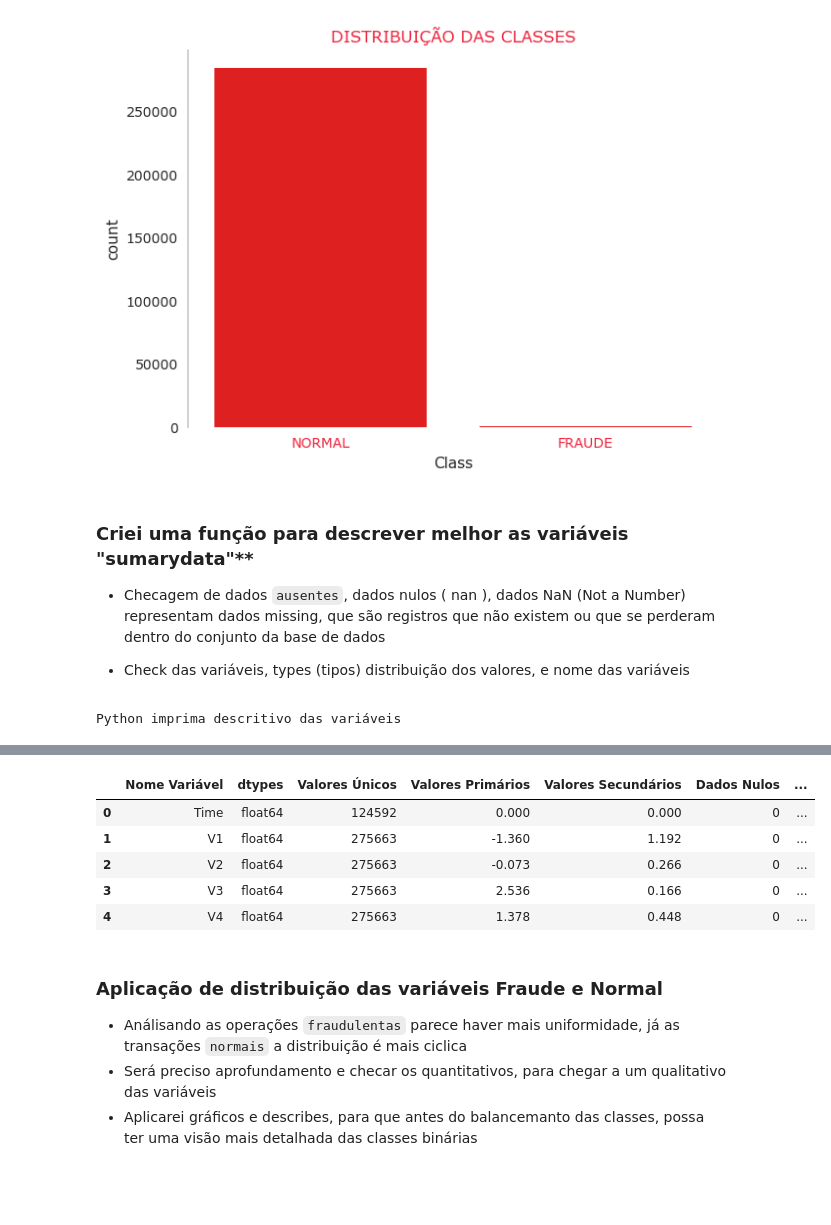
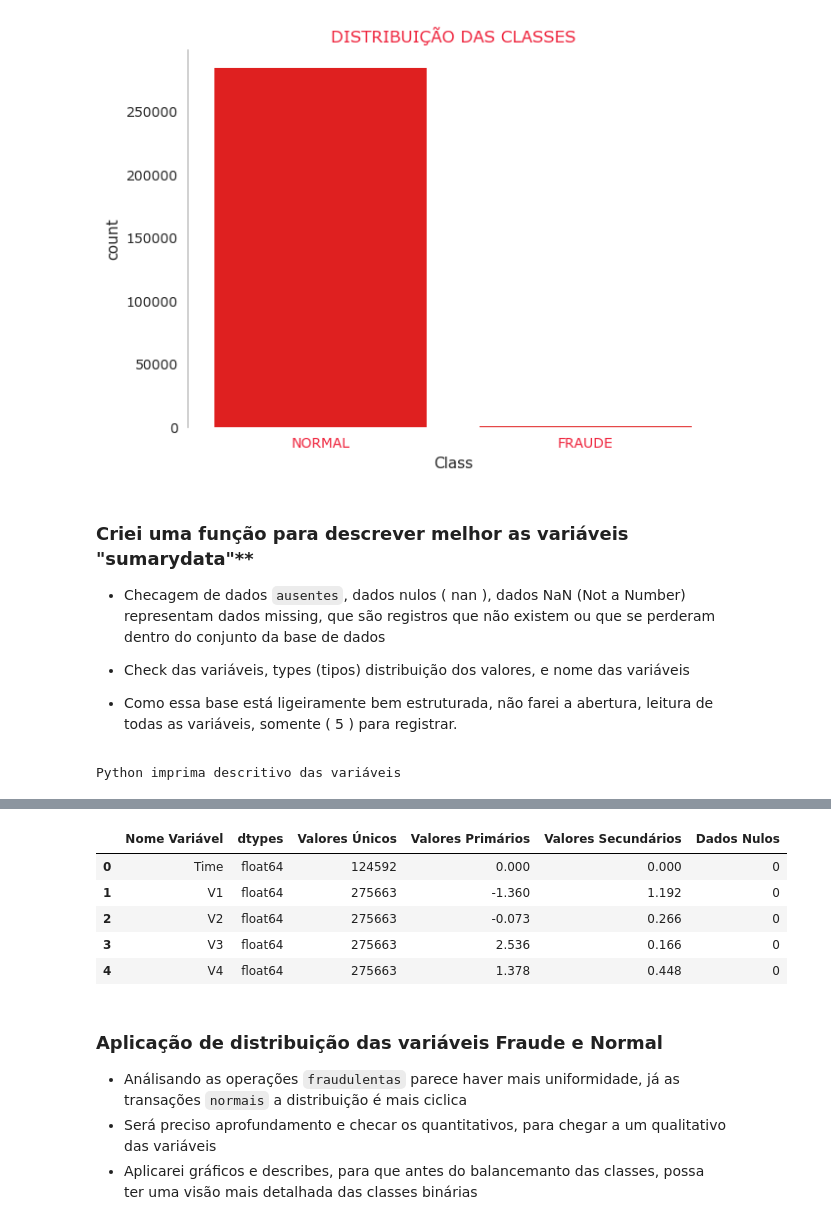
Before and after one commit to fabian-gib-50/Projeto_fraude_cartoes, a Jupyter notebook: Projeto_deteccao_fraudes.ipynb, the cells around one changed output, grey strips where cells are left out. Saved outputs shown, nothing was run; the diff lists cells and outputs as text; code cells hidden in the pictures; blank space fills up the shorter version.

```diff
--- a/Projeto_deteccao_fraudes.ipynb
+++ b/Projeto_deteccao_fraudes.ipynb
@@ -278,36 +278,36 @@ plt.show()
    - Checagem de dados `ausentes`, dados nulos ( nan ), dados NaN (Not a Number) representam dados missing, que são registros que não existem ou que se perderam dentro do conjunto da base de dados
 
    - Check das variáveis, types (tipos) distribuição dos valores, e nome das variáveis
+   - Como essa base está ligeiramente bem estruturada, não farei a abertura, leitura de todas as variáveis, somente ( 5 ) para registrar.
 # %%
 # Função para otimizar a leitura das entredas e chegar as variáveis
 
 print( 'Python imprima descritivo das variáveis\n' )
 
-def sumarydata ( data ):
+def sumarycolumns ( data ):
 
     summary = pd.DataFrame( data.dtypes, columns=[ 'dtypes' ] )
     summary = summary.reset_index()
     summary[ 'Nome Variável' ] = summary['index']
     summary = summary[[ 'Nome Variável', 'dtypes' ]]
     summary[ 'Valores Únicos' ] = data.nunique().values
     summary[ 'Valores Primários' ]  = data.loc[0].values
     summary[ 'Valores Secundários' ] = data.loc[1].values
     summary[ 'Dados Nulos' ] = data.isnull().sum().values
-    summary[ 'Dados Nulos (%)' ] = ((( data.isnull().sum() / data.shape[0] ) * 100 ).sort_values(ascending = False ))
 
     return summary
 
-check = sumarydata ( data )
+check = sumarycolumns ( data )
 check.head(5)
 # %% [output]
 Python imprima descritivo das variáveis
 [interactive output not drawn]
-|  | Nome Variável | dtypes | Valores Únicos | Valores Primários | Valores Secundários | Dados Nulos | ... |
-| 0 | Time | float64 | 124592 | 0.000 | 0.000 | 0 | ... |
-| 1 | V1 | float64 | 275663 | -1.360 | 1.192 | 0 | ... |
-| 2 | V2 | float64 | 275663 | -0.073 | 0.266 | 0 | ... |
-| 3 | V3 | float64 | 275663 | 2.536 | 0.166 | 0 | ... |
-| 4 | V4 | float64 | 275663 | 1.378 | 0.448 | 0 | ... |
+|  | Nome Variável | dtypes | Valores Únicos | Valores Primários | Valores Secundários | Dados Nulos |
+| 0 | Time | float64 | 124592 | 0.000 | 0.000 | 0 |
+| 1 | V1 | float64 | 275663 | -1.360 | 1.192 | 0 |
+| 2 | V2 | float64 | 275663 | -0.073 | 0.266 | 0 |
+| 3 | V3 | float64 | 275663 | 2.536 | 0.166 | 0 |
+| 4 | V4 | float64 | 275663 | 1.378 | 0.448 | 0 |
 # %% [markdown]
 ### Aplicação de distribuição das variáveis Fraude e Normal
 
```
Also changed, not shown: parts of 13 cells of this notebook.
